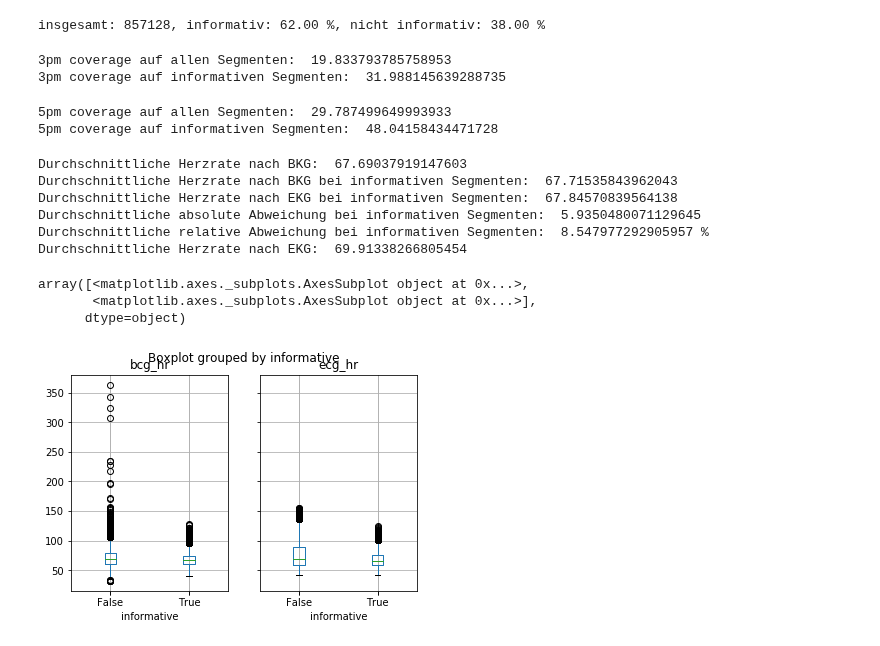
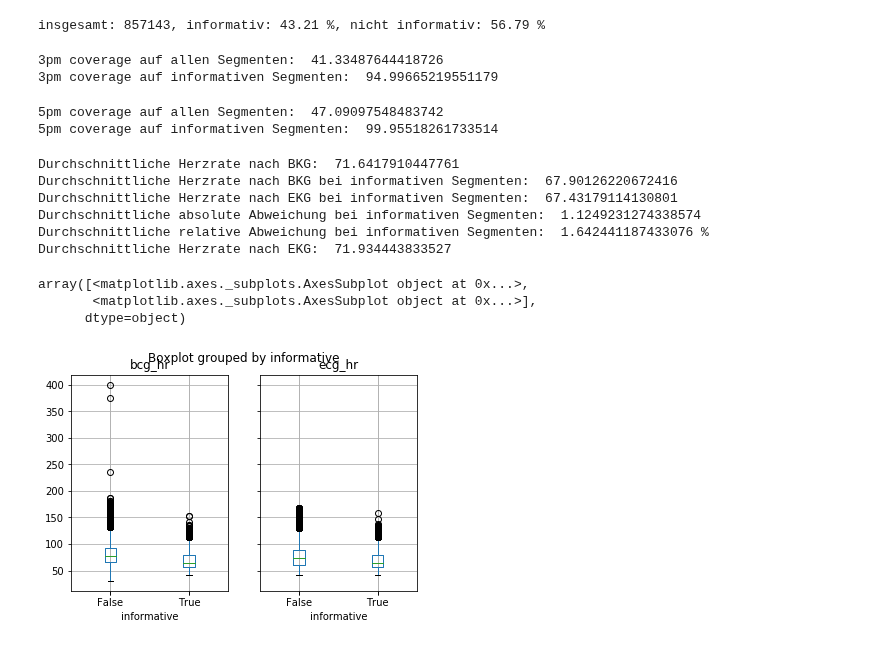
Before and after one commit to Zianor/Bachelorarbeit, a Jupyter notebook: Implementation/src/notebooks/label_investigation.ipynb, the cells around one changed output. Saved outputs shown, nothing was run; the diff lists cells and outputs as text; code cells hidden in the pictures.

```diff
--- a/Implementation/src/notebooks/label_investigation.ipynb
+++ b/Implementation/src/notebooks/label_investigation.ipynb
@@ -143,0 +174,3 @@ pd.crosstab(data_20['patient_id'],data_20['informative'], normalize=True).plot.b
+# %%
+data_5 = pd.read_csv(utils.get_features_csv_path(segment_length=10, overlap_amount=0.9, hr_threshold=5), index_col=False)
+pd.crosstab(data_5['patient_id'],data_5['informative'], normalize=True).plot.bar(figsize=(20,10), title= "5 % Abweichung")
@@ -144,31 +180,31 @@ pd.crosstab(data_20['patient_id'],data_20['informative'], normalize=True).plot.b
 # %%
-print_distribution_stats(data_20)
+print_distribution_stats(data_5)
 # %% [output]
-insgesamt: 857128, informativ: 62.00 %, nicht informativ: 38.00 %
+insgesamt: 857143, informativ: 43.21 %, nicht informativ: 56.79 %
 # %%
-print_3bpm_coverage(data_20)
+print_3bpm_coverage(data_5)
 # %% [output]
-3pm coverage auf allen Segmenten:  19.833793785758953
-3pm coverage auf informativen Segmenten:  31.988145639288735
+3pm coverage auf allen Segmenten:  41.33487644418726
+3pm coverage auf informativen Segmenten:  94.99665219551179
 # %%
-print_5bpm_coverage(data_20)
+print_5bpm_coverage(data_5)
 # %% [output]
-5pm coverage auf allen Segmenten:  29.787499649993933
-5pm coverage auf informativen Segmenten:  48.04158434471728
+5pm coverage auf allen Segmenten:  47.09097548483742
+5pm coverage auf informativen Segmenten:  99.95518261733514
 # %%
-print_hr_stats(data_20)
+print_hr_stats(data_5)
 # %% [output]
-Durchschnittliche Herzrate nach BKG:  67.69037919147603
-Durchschnittliche Herzrate nach BKG bei informativen Segmenten:  67.71535843962043
-Durchschnittliche Herzrate nach EKG bei informativen Segmenten:  67.84570839564138
-Durchschnittliche absolute Abweichung bei informativen Segmenten:  5.9350480071129645
-Durchschnittliche relative Abweichung bei informativen Segmenten:  8.547977292905957 %
-Durchschnittliche Herzrate nach EKG:  69.91338266805454
+Durchschnittliche Herzrate nach BKG:  71.6417910447761
+Durchschnittliche Herzrate nach BKG bei informativen Segmenten:  67.90126220672416
+Durchschnittliche Herzrate nach EKG bei informativen Segmenten:  67.43179114130801
+Durchschnittliche absolute Abweichung bei informativen Segmenten:  1.1249231274338574
+Durchschnittliche relative Abweichung bei informativen Segmenten:  1.642441187433076 %
+Durchschnittliche Herzrate nach EKG:  71.934443833527
 # %%
-data_20.boxplot(column=['bcg_hr', 'ecg_hr'],by='informative')
+data_5.boxplot(column=['bcg_hr', 'ecg_hr'],by='informative')
 # %% [output]
 array([<matplotlib.axes._subplots.AxesSubplot object at 0x...>,
        <matplotlib.axes._subplots.AxesSubplot object at 0x...>],
       dtype=object)
-[figure, old version]
+[figure, new version]
 # %%
```
Also changed, not shown: parts of 31 cells of this notebook.
